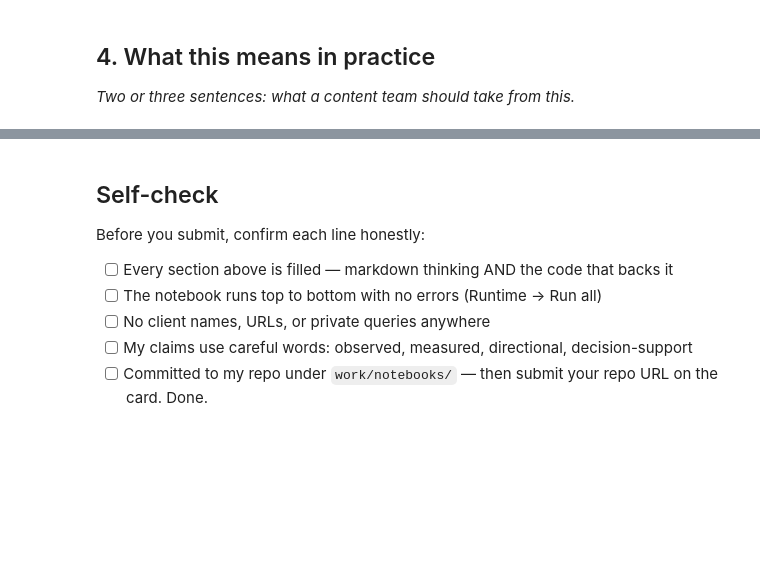
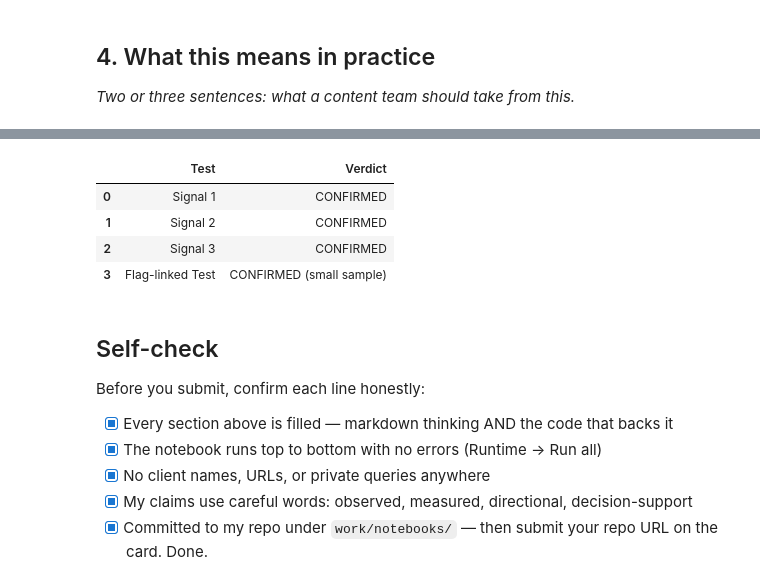
Before and after one commit to Greemines/Flyrank-Notebook-1, a Jupyter notebook: work/notebooks/w04_signal_audit.ipynb, the cells around one changed output, grey strips where cells are left out. Saved outputs shown, nothing was run; the diff lists cells and outputs as text; code cells hidden in the pictures; blank space fills up the shorter version.

Commit message:
Add signal audit, signal tests, and flag-linked validation for ML-06

```diff
--- a/work/notebooks/w04_signal_audit.ipynb
+++ b/work/notebooks/w04_signal_audit.ipynb
@@ -37,10 +381,35 @@ This skeleton is yours to fill. Work the sections **in order** — each one has
+# %%
+import pandas as pd
+
+summary = pd.DataFrame({
+    "Test": [
+        "Signal 1",
+        "Signal 2",
+        "Signal 3",
+        "Flag-linked Test"
+    ],
+    "Verdict": [
+        "CONFIRMED",
+        "CONFIRMED",
+        "CONFIRMED",
+        "CONFIRMED (small sample)"
+    ]
+})
+
+summary
+# %% [output]
+|  | Test | Verdict |
+| 0 | Signal 1 | CONFIRMED |
+| 1 | Signal 2 | CONFIRMED |
+| 2 | Signal 3 | CONFIRMED |
+| 3 | Flag-linked Test | CONFIRMED (small sample) |
 # %% [markdown]
 ## Self-check
 
 Before you submit, confirm each line honestly:
 
-- [ ] Every section above is filled — markdown thinking AND the code that backs it
-- [ ] The notebook runs top to bottom with no errors (Runtime → Run all)
-- [ ] No client names, URLs, or private queries anywhere
-- [ ] My claims use careful words: observed, measured, directional, decision-support
-- [ ] Committed to my repo under `work/notebooks/` — then submit your repo URL on the card. Done.
+- [X] Every section above is filled — markdown thinking AND the code that backs it
+- [X] The notebook runs top to bottom with no errors (Runtime → Run all)
+- [X] No client names, URLs, or private queries anywhere
+- [X] My claims use careful words: observed, measured, directional, decision-support
+- [X] Committed to my repo under `work/notebooks/` — then submit your repo URL on the card. Done.
```
Also changed, not shown: parts of 19 cells of this notebook.
